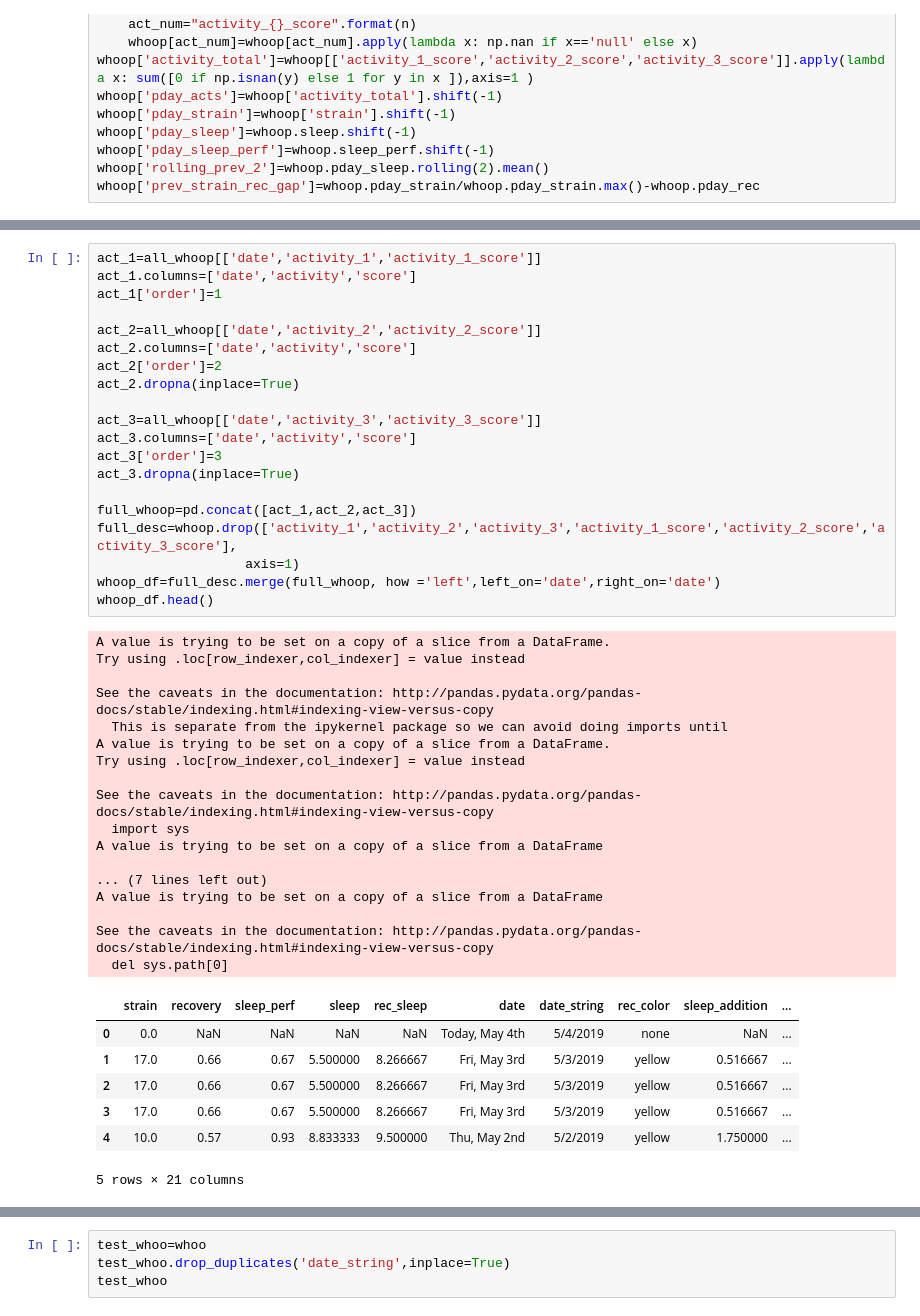
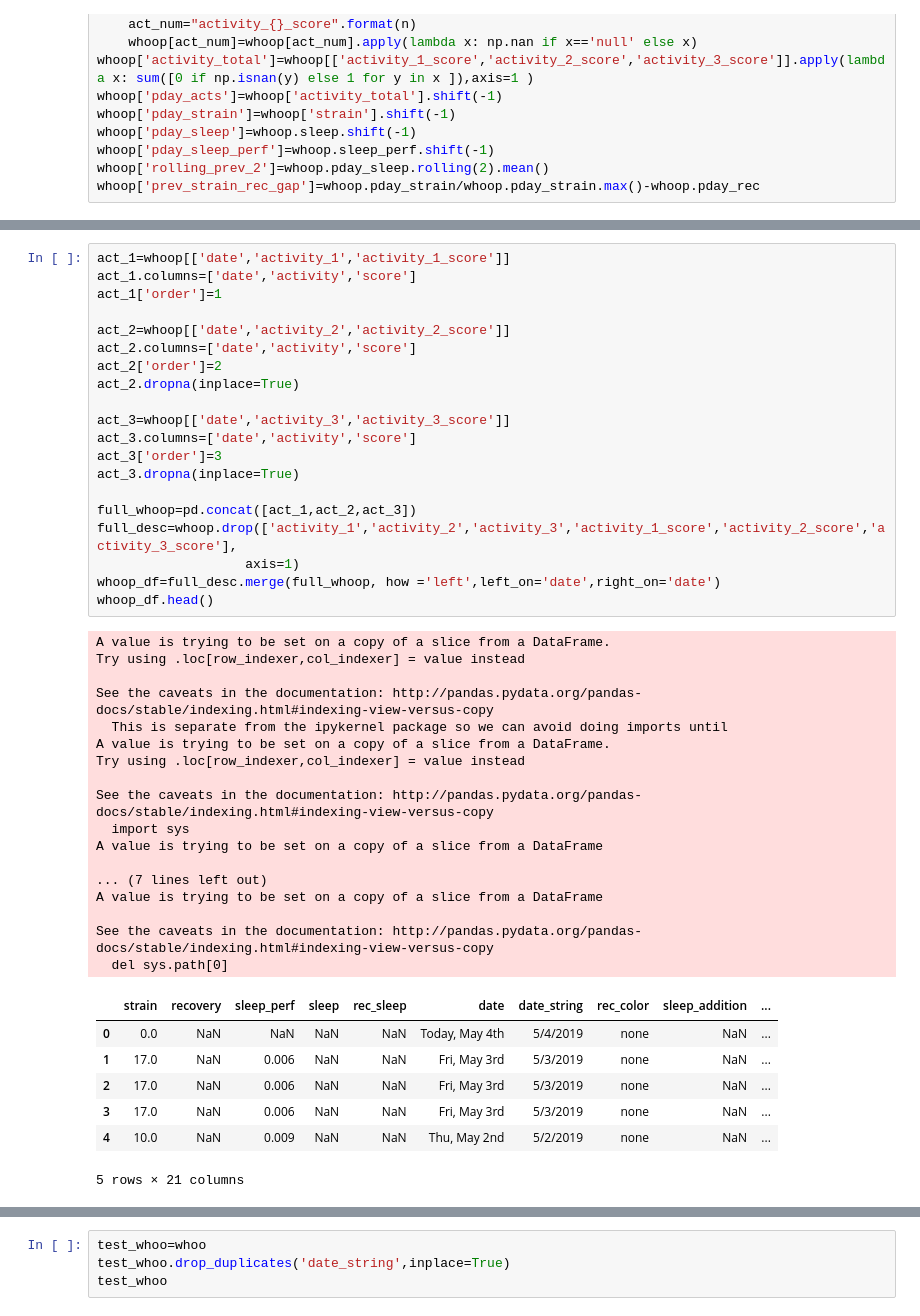
Before and after one commit to irickman/WHOOP-Strava-data, a Jupyter notebook: Testing.ipynb, the cells around one changed output, grey strips where cells are left out. Drawn from its saved outputs; the diff is of its cells as text.

```diff
--- a/Testing.ipynb
+++ b/Testing.ipynb
@@ -114,47 +135,47 @@ whoop['prev_strain_rec_gap']=whoop.pday_strain/whoop.pday_strain.max()-whoop.pda
 # %%
-act_1=all_whoop[['date','activity_1','activity_1_score']]
+act_1=whoop[['date','activity_1','activity_1_score']]
 act_1.columns=['date','activity','score']
 act_1['order']=1
 
-act_2=all_whoop[['date','activity_2','activity_2_score']]
+act_2=whoop[['date','activity_2','activity_2_score']]
 act_2.columns=['date','activity','score']
 act_2['order']=2
 act_2.dropna(inplace=True)
 
-act_3=all_whoop[['date','activity_3','activity_3_score']]
+act_3=whoop[['date','activity_3','activity_3_score']]
 act_3.columns=['date','activity','score']
 act_3['order']=3
 act_3.dropna(inplace=True)
 
 full_whoop=pd.concat([act_1,act_2,act_3])
 full_desc=whoop.drop(['activity_1','activity_2','activity_3','activity_1_score','activity_2_score','activity_3_score'],
                    axis=1)
 whoop_df=full_desc.merge(full_whoop, how ='left',left_on='date',right_on='date')
 whoop_df.head()
 # %% [output]
 A value is trying to be set on a copy of a slice from a DataFrame.
 Try using .loc[row_indexer,col_indexer] = value instead
 
 See the caveats in the documentation: http://pandas.pydata.org/pandas-docs/stable/indexing.html#indexing-view-versus-copy
   This is separate from the ipykernel package so we can avoid doing imports until
 A value is trying to be set on a copy of a slice from a DataFrame.
 Try using .loc[row_indexer,col_indexer] = value instead
 
 See the caveats in the documentation: http://pandas.pydata.org/pandas-docs/stable/indexing.html#indexing-view-versus-copy
   import sys
 A value is trying to be set on a copy of a slice from a DataFrame
 
 ... (7 lines left out)
 A value is trying to be set on a copy of a slice from a DataFrame
 
 See the caveats in the documentation: http://pandas.pydata.org/pandas-docs/stable/indexing.html#indexing-view-versus-copy
   del sys.path[0]
 |  | strain | recovery | sleep_perf | sleep | rec_sleep | date | date_string | rec_color | sleep_addition | ... |
 | 0 | 0.0 | NaN | NaN | NaN | NaN | Today, May 4th | 5/4/2019 | none | NaN | ... |
-| 1 | 17.0 | 0.66 | 0.67 | 5.500000 | 8.266667 | Fri, May 3rd | 5/3/2019 | yellow | 0.516667 | ... |
-| 2 | 17.0 | 0.66 | 0.67 | 5.500000 | 8.266667 | Fri, May 3rd | 5/3/2019 | yellow | 0.516667 | ... |
-| 3 | 17.0 | 0.66 | 0.67 | 5.500000 | 8.266667 | Fri, May 3rd | 5/3/2019 | yellow | 0.516667 | ... |
-| 4 | 10.0 | 0.57 | 0.93 | 8.833333 | 9.500000 | Thu, May 2nd | 5/2/2019 | yellow | 1.750000 | ... |
+| 1 | 17.0 | NaN | 0.006 | NaN | NaN | Fri, May 3rd | 5/3/2019 | none | NaN | ... |
+| 2 | 17.0 | NaN | 0.006 | NaN | NaN | Fri, May 3rd | 5/3/2019 | none | NaN | ... |
+| 3 | 17.0 | NaN | 0.006 | NaN | NaN | Fri, May 3rd | 5/3/2019 | none | NaN | ... |
+| 4 | 10.0 | NaN | 0.009 | NaN | NaN | Thu, May 2nd | 5/2/2019 | none | NaN | ... |
 5 rows × 21 columns
 # %%
 wks_1.set_dataframe(strava,(1,1))
```
Also changed, not shown: parts of 2 cells of this notebook, 1 other file.
